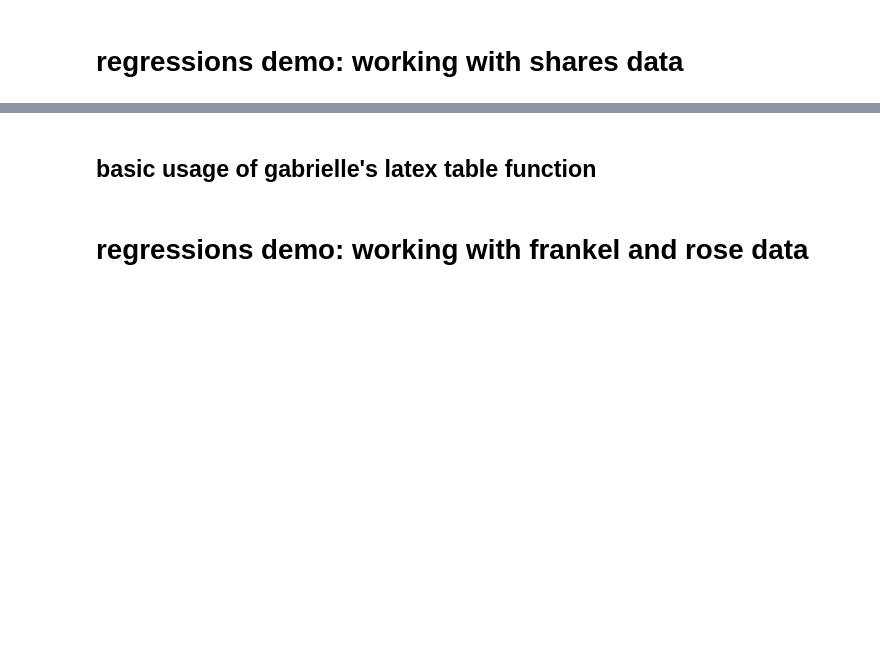
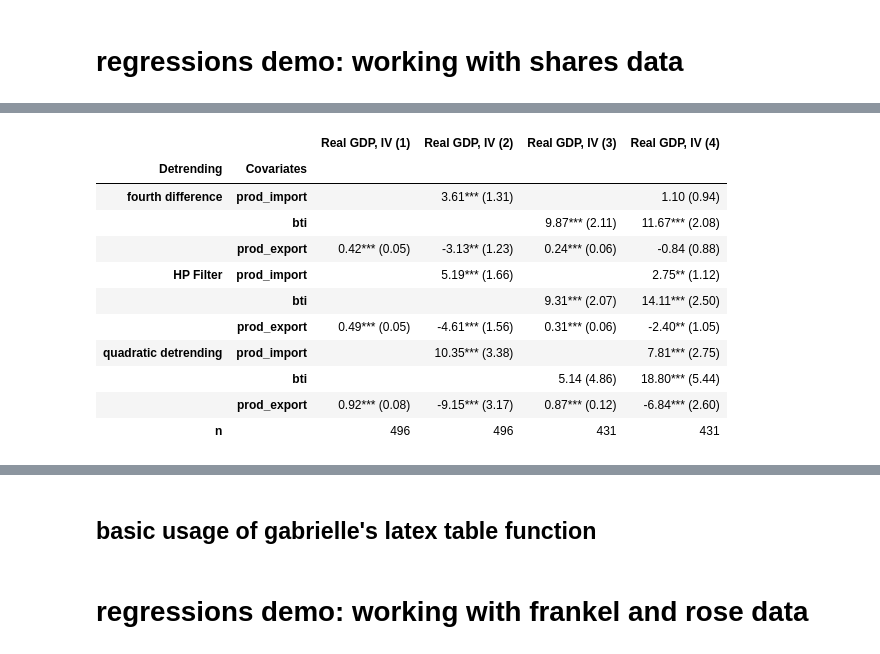
Before and after one commit to emilyfu1/correlationmodule, a Jupyter notebook: main.ipynb, the cells around one changed output, grey strips where cells are left out. Saved outputs shown, nothing was run; the diff lists cells and outputs as text; code cells hidden in the pictures; blank space fills up the shorter version.

```diff
--- a/main.ipynb
+++ b/main.ipynb
@@ -435,0 +616,15 @@ display(cons_results_disp)
+# %%
+results_table(gdp_iv_results)
+# %% [output]
+|  |  | Real GDP, IV (1) | Real GDP, IV (2) | Real GDP, IV (3) | Real GDP, IV (4) |
+| Detrending | Covariates |  |  |  |  |
+| fourth difference | prod_import |  | 3.61*** (1.31) |  | 1.10 (0.94) |
+|  | bti |  |  | 9.87*** (2.11) | 11.67*** (2.08) |
+|  | prod_export | 0.42*** (0.05) | -3.13** (1.23) | 0.24*** (0.06) | -0.84 (0.88) |
+| HP Filter | prod_import |  | 5.19*** (1.66) |  | 2.75** (1.12) |
+|  | bti |  |  | 9.31*** (2.07) | 14.11*** (2.50) |
+|  | prod_export | 0.49*** (0.05) | -4.61*** (1.56) | 0.31*** (0.06) | -2.40** (1.05) |
+| quadratic detrending | prod_import |  | 10.35*** (3.38) |  | 7.81*** (2.75) |
+|  | bti |  |  | 5.14 (4.86) | 18.80*** (5.44) |
+|  | prod_export | 0.92*** (0.08) | -9.15*** (3.17) | 0.87*** (0.12) | -6.84*** (2.60) |
+| n |  | 496 | 496 | 431 | 431 |
```
Also changed, not shown: parts of 21 cells of this notebook.
